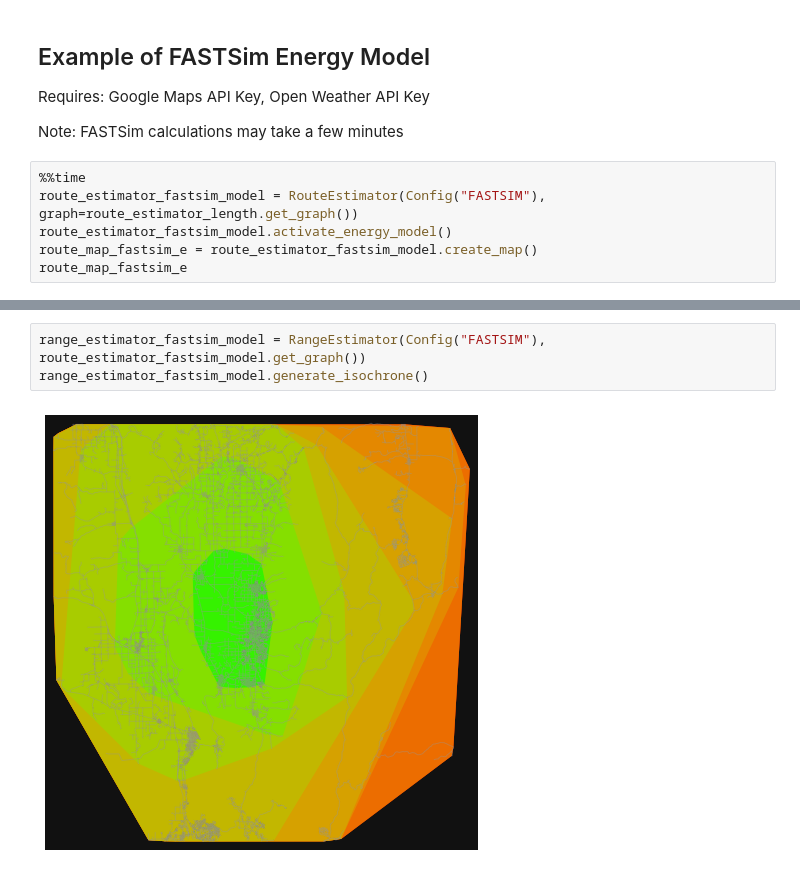
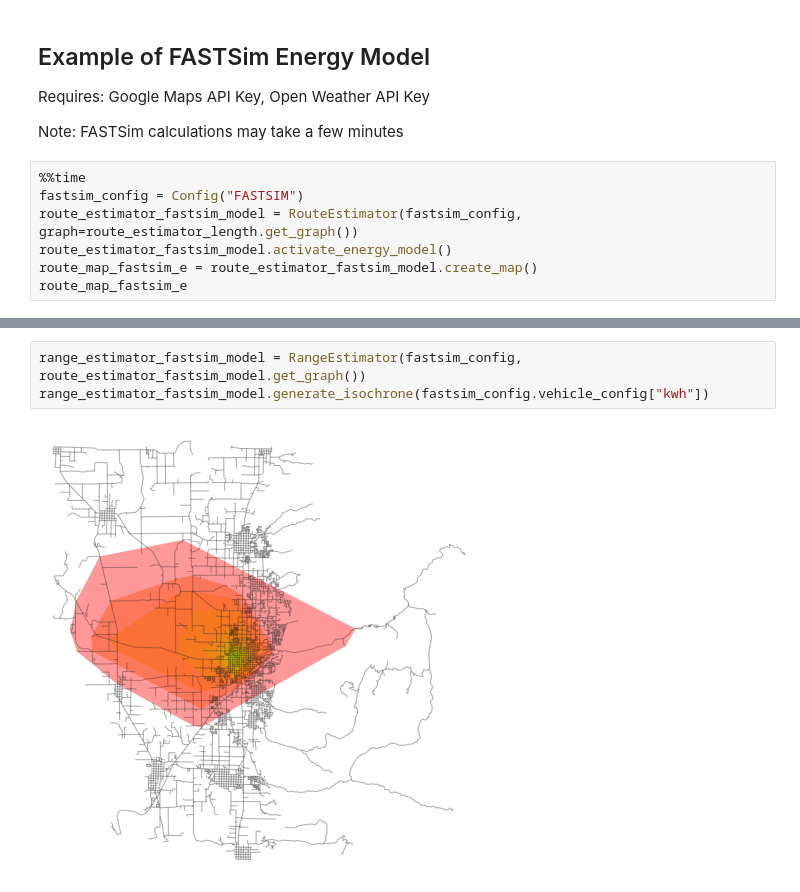
Before and after one commit to DIRECTLab/EVPRE, a Jupyter notebook: main.ipynb, the cells around one changed output, grey strips where cells are left out. Drawn from its saved outputs; the diff is of its cells as text.

```diff
--- a/main.ipynb
+++ b/main.ipynb
@@ -55,7 +47,8 @@ range_estimator_simple_model.generate_isochrone()
  Note: FASTSim calculations may take a few minutes
 # %%
 %%time
-route_estimator_fastsim_model = RouteEstimator(Config("FASTSIM"), graph=route_estimator_length.get_graph())
+fastsim_config = Config("FASTSIM")
+route_estimator_fastsim_model = RouteEstimator(fastsim_config, graph=route_estimator_length.get_graph())
 route_estimator_fastsim_model.activate_energy_model()
 route_map_fastsim_e = route_estimator_fastsim_model.create_map()
 route_map_fastsim_e
@@ -70,5 +59,5 @@ Map(center=[41.740563, -111.81391], controls=(ZoomControl(options=['position', '
 # %%
-range_estimator_fastsim_model = RangeEstimator(Config("FASTSIM"), route_estimator_fastsim_model.get_graph())
-range_estimator_fastsim_model.generate_isochrone()
+range_estimator_fastsim_model = RangeEstimator(fastsim_config, route_estimator_fastsim_model.get_graph())
+range_estimator_fastsim_model.generate_isochrone(fastsim_config.vehicle_config["kwh"])
 # %% [output]
-[figure, old version]
+[figure, new version]
```
Also changed, not shown: parts of 4 cells of this notebook, 1 other file.
